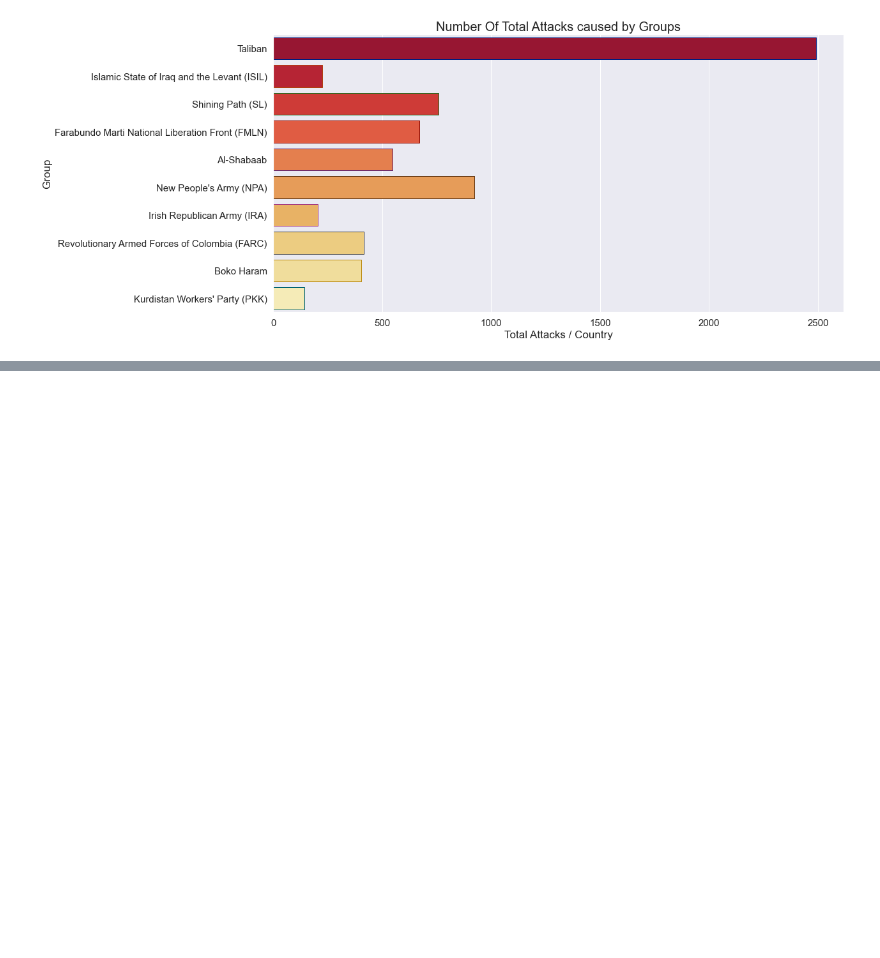
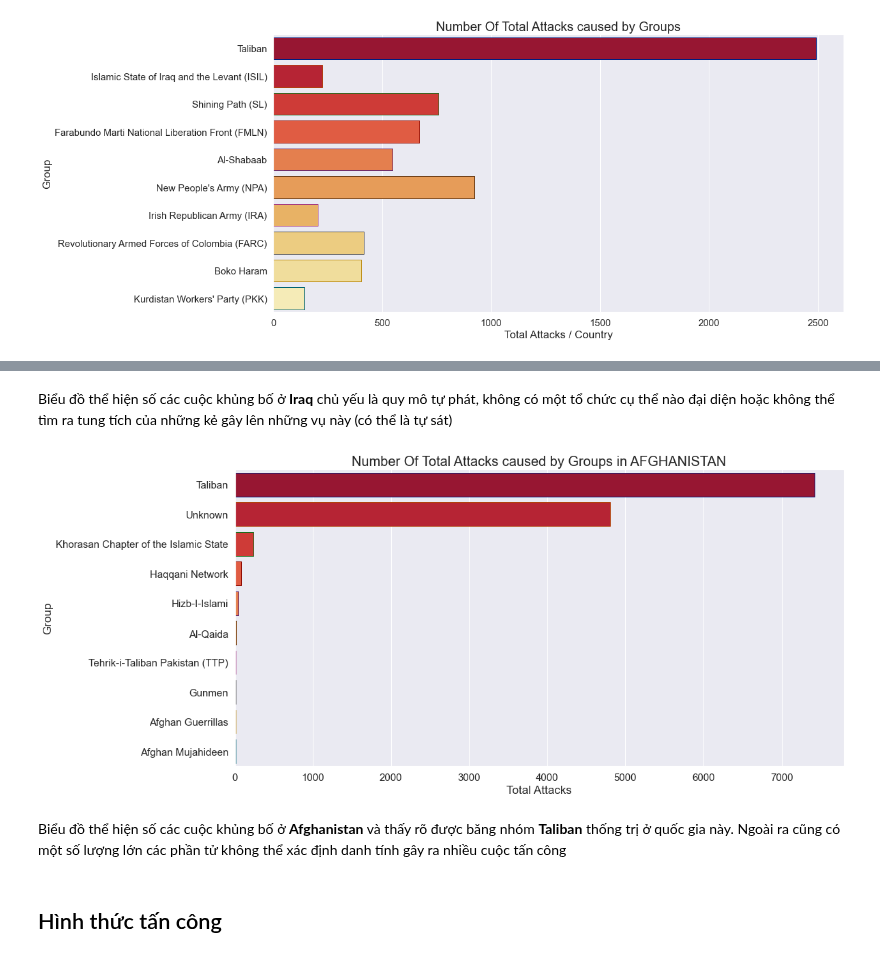
Before and after one commit to tuph-tech/LTKHDL-final, a Jupyter notebook: 1712861-PhanHuuTu.ipynb, the cells around one changed output, grey strips where cells are left out. Drawn from its saved outputs; the diff is of its cells as text; code cells hidden in the pictures; blank space fills up the shorter version.

```diff
--- a/1712861-PhanHuuTu.ipynb
+++ b/1712861-PhanHuuTu.ipynb
@@ -454,0 +487,25 @@ plt.show()
+# %% [markdown]
+Biểu đồ thể hiện số các cuộc khủng bố ở **Iraq** chủ yếu là quy mô tự phát, không có một tổ chức cụ thể nào đại diện hoặc không thể tìm ra tung tích của những kẻ gây lên những vụ này (có thể là tự sát)
+# %%
+# vẽ biểu đồ top 10 các nhóm có số lần khủng bố ở Afghanistan
+ax = sns.barplot(x='Total Attacks', y='group',
+                 data=Afghanistan_group_attacks[:10],
+                 palette= 'YlOrRd_r',
+                 edgecolor=sns.color_palette('dark',25))
+
+# Thiết lập 1 số thuộc tính biểu đồ
+ax.set_xlabel('Total Attacks', fontsize=17)
+ax.set_ylabel('Group', fontsize=17)
+
+plt.xticks(fontsize=15)
+plt.yticks(fontsize=15)
+
+plt.title('Number Of Total Attacks caused by Groups in AFGHANISTAN', fontsize=20)
+
+plt.show()
+# %% [output]
+[figure, added]
+# %% [markdown]
+Biểu đồ thể hiện số các cuộc khủng bố ở **Afghanistan** và thấy rõ được băng nhóm **Taliban** thống trị ở quốc gia này. Ngoài ra cũng có một số lượng lớn các phần tử không thể xác định danh tính gây ra nhiều cuộc tấn công
+# %% [markdown]
+## Hình thức tấn công
```
Also changed, not shown: parts of 3 cells of this notebook.
